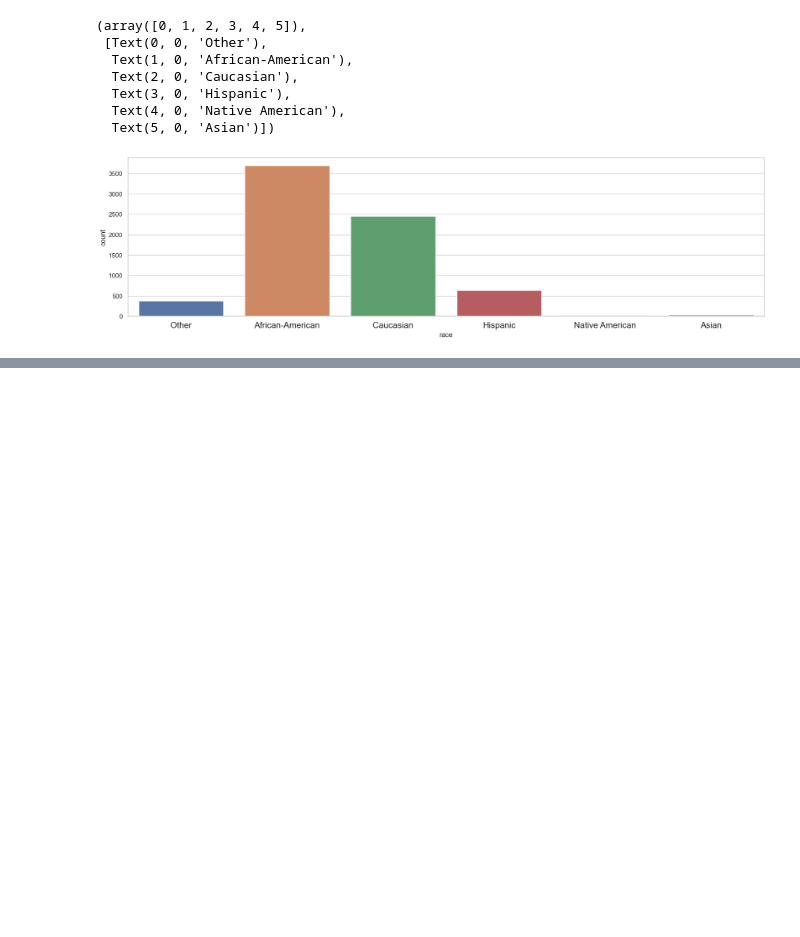
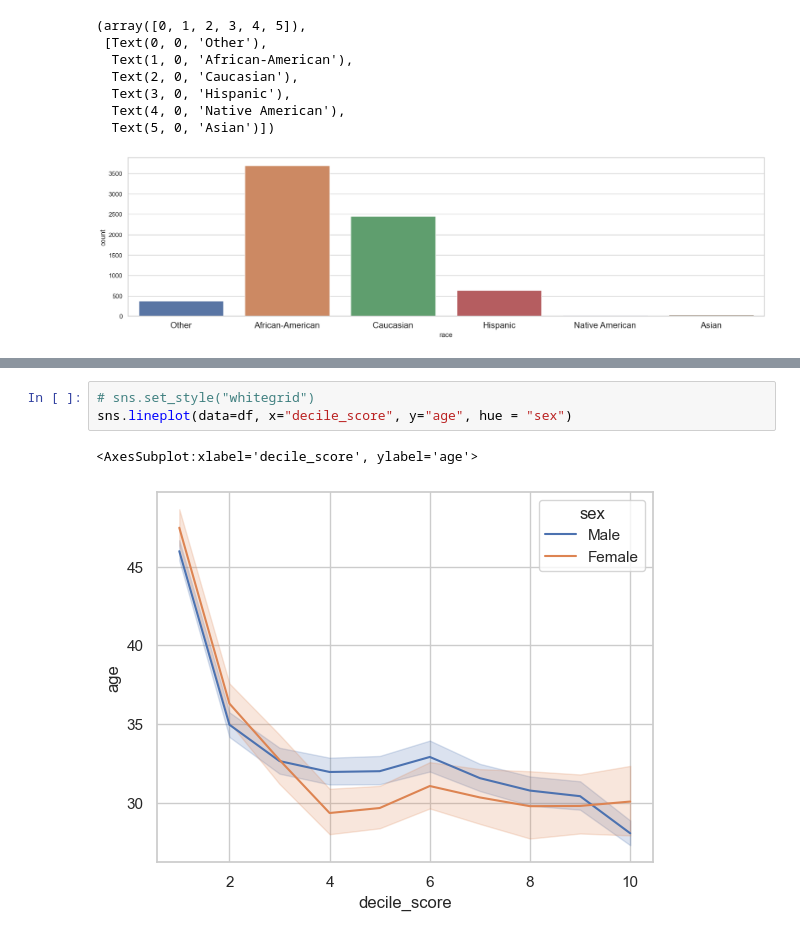
Before and after one commit to Pinkwinx/DataScience1, a Jupyter notebook: Code Templates/SeabornFundamentals.ipynb, the cells around one changed output, grey strips where cells are left out. Cells and saved outputs as stored; diff of their text form; blank space fills up the shorter version.

```diff
--- a/Code Templates/SeabornFundamentals.ipynb
+++ b/Code Templates/SeabornFundamentals.ipynb
@@ -86,0 +100,6 @@ plt.xticks(fontsize = 15)
+# %%
+# sns.set_style("whitegrid")
+sns.lineplot(data=df, x="decile_score", y="age", hue = "sex")
+# %% [output]
+<AxesSubplot:xlabel='decile_score', ylabel='age'>
+[figure, added]
```
Also changed, not shown: parts of 5 cells of this notebook.
